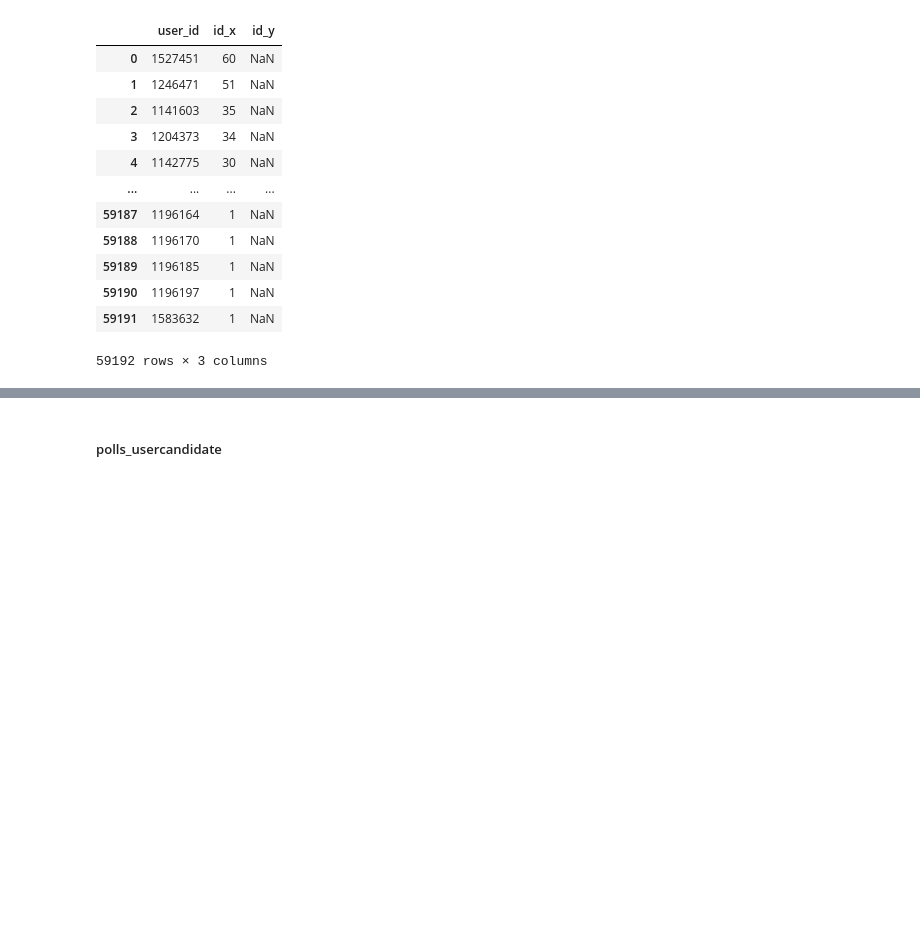
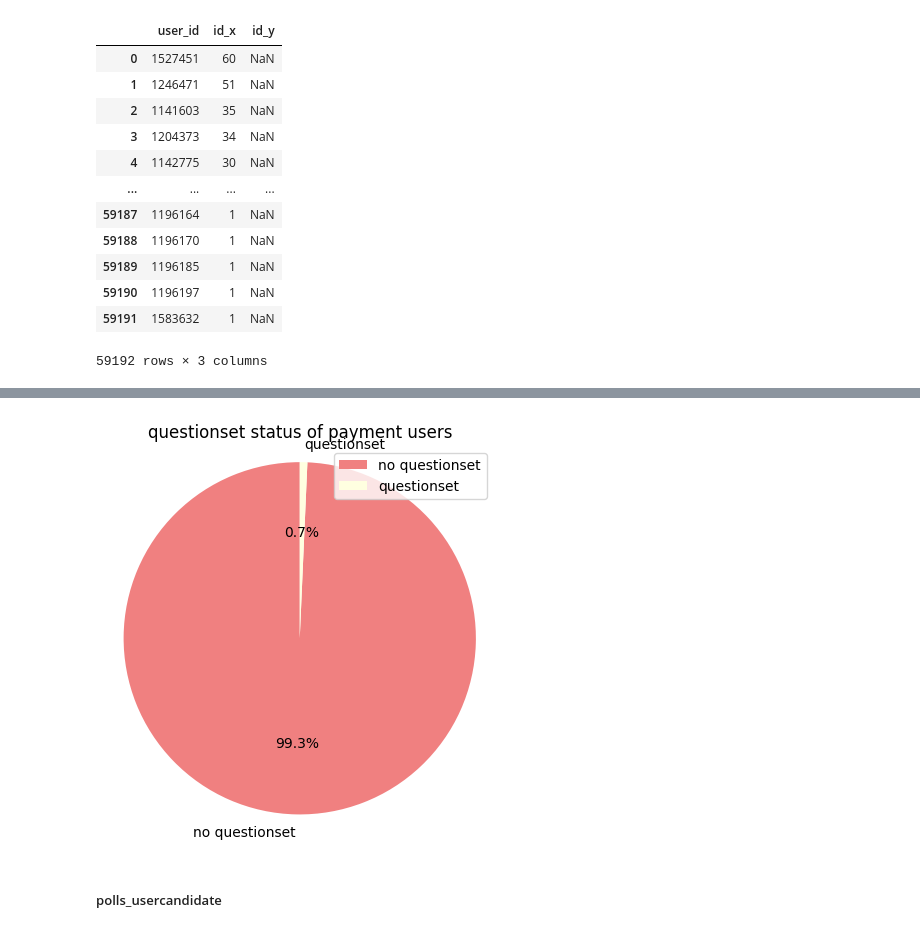
Before and after one commit to goodnews724/sprint_final_project, a Jupyter notebook: notebooks/jaemun.ipynb, the cells around one changed output, grey strips where cells are left out. Saved outputs shown, nothing was run; the diff lists cells and outputs as text; code cells hidden in the pictures; blank space fills up the shorter version.

```diff
--- a/notebooks/jaemun.ipynb
+++ b/notebooks/jaemun.ipynb
@@ -1223,3 +1334,16 @@ plt.show()
+# %%
+# 결제 사용자 중 질문세트 사용 여부
+labels = ['no questionset', 'questionset']
+sizes = [len(payment_in_users) - len(both_users), len(both_users)]
+
+plt.figure(figsize=(5, 5))
+plt.pie(sizes, labels=labels, autopct='%1.1f%%', startangle=90, colors=['lightcoral', 'lightyellow'])
+plt.axis('equal')
+plt.title('questionset status of payment users')
+plt.legend(loc= 'upper right')
+plt.show()
+# %% [output]
+[figure, added]
 # %% [markdown]
 ##### polls_usercandidate
 # %%
```
Also changed, not shown: parts of 13 cells of this notebook.
